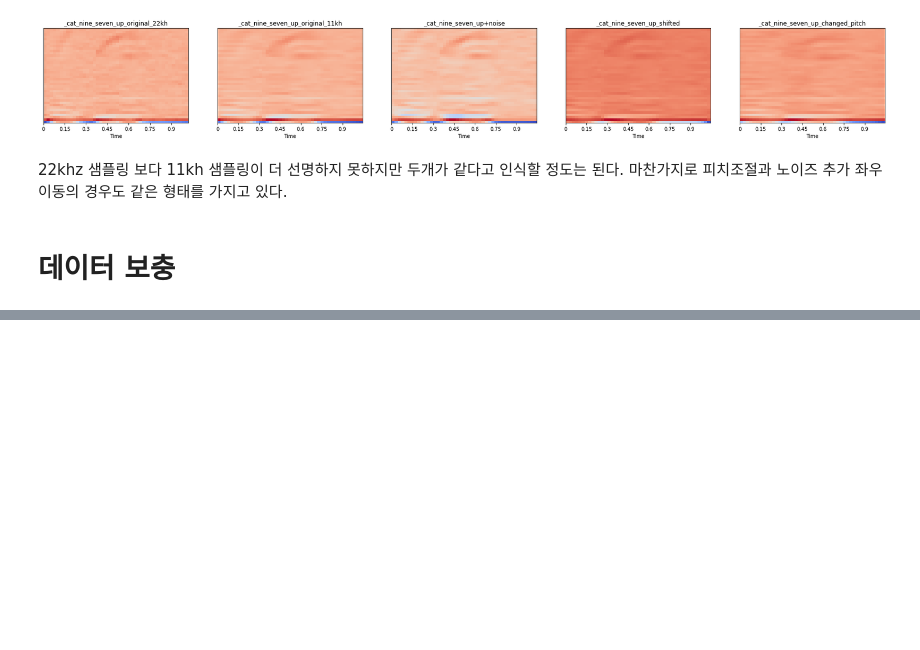
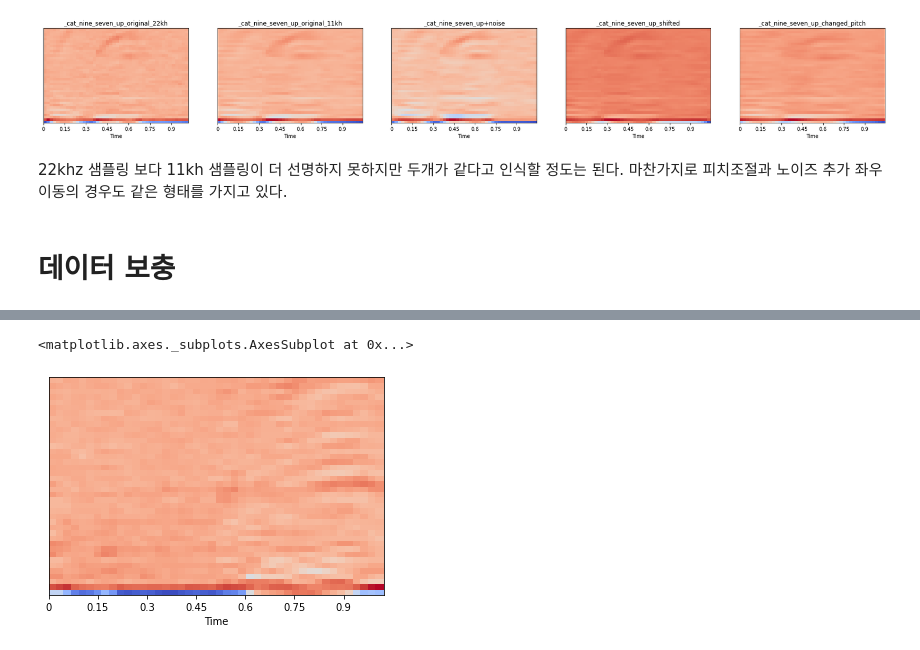
Before and after one commit to 100jy/voice_competition, a Jupyter notebook: 데이터_EDA.ipynb, the cells around one changed output, grey strips where cells are left out. Cells and saved outputs as stored; diff of their text form; code cells hidden in the pictures; blank space fills up the shorter version.

```diff
--- a/데이터_EDA.ipynb
+++ b/데이터_EDA.ipynb
@@ -199,0 +365,10 @@ KeyboardInterrupt: ignored
+# %%
+data = pd.read_pickle('drive/My Drive/data/x_test_MFCC.pickle').values
+# (0,1)로 정규화
+data = list((map(lambda x : x / max(x),data)))
+data =  np.array(data)
+mfcc = data[0].reshape(40,-1)
+librosa.display.specshow(mfcc, x_axis='time',sr = 22050)
+# %% [output]
+<matplotlib.axes._subplots.AxesSubplot at 0x...>
+[figure, added]
```
Also changed, not shown: parts of 36 cells of this notebook.
